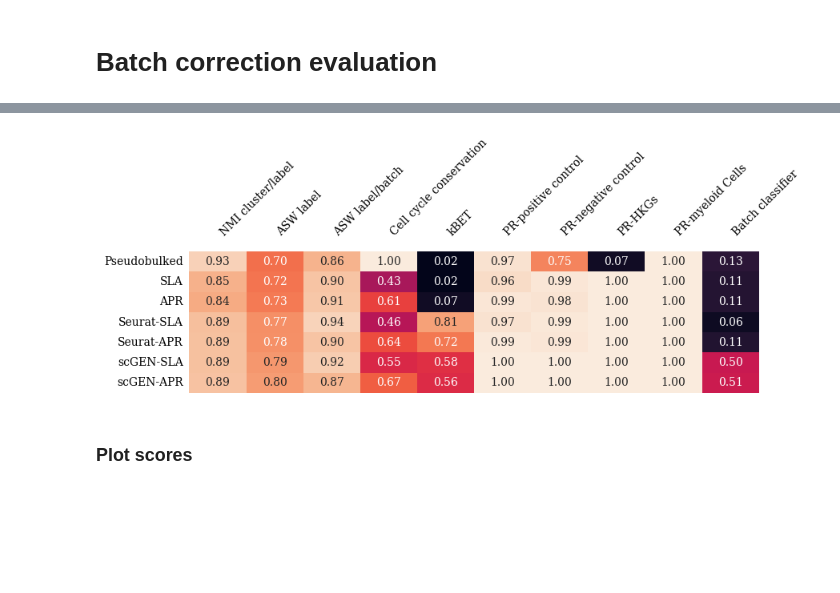
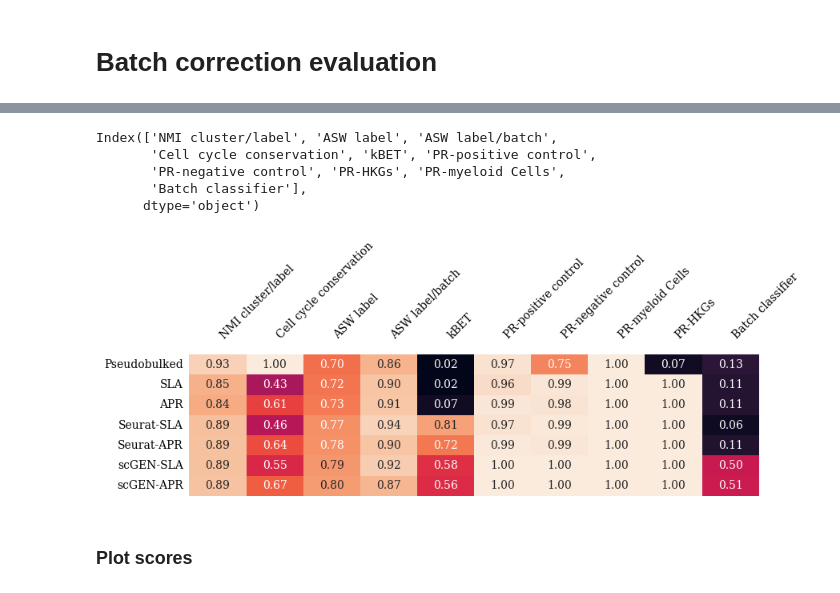
Before and after one commit to janursa/grn_benchmark, a Jupyter notebook: notebooks/preprocess_perturbation.ipynb, the cells around one changed output, grey strips where cells are left out. Cells and saved outputs as stored; diff of their text form; code cells hidden in the pictures; blank space fills up the shorter version.

```diff
--- a/notebooks/preprocess_perturbation.ipynb
+++ b/notebooks/preprocess_perturbation.ipynb
@@ -790,30 +802,42 @@ rr_all.round(2).style.background_gradient()
 | seurat_pearson | 0.890000 | 0.780000 | 0.900000 | 0.640000 | 0.720000 | 0.990000 | ... |
 | scgen_lognorm | 0.890000 | 0.790000 | 0.920000 | 0.550000 | 0.580000 | 1.000000 | ... |
 | scgen_pearson | 0.890000 | 0.800000 | 0.870000 | 0.670000 | 0.560000 | 1.000000 | ... |
+# %%
+rr_all.columns
+# %% [output]
+Index(['NMI cluster/label', 'ASW label', 'ASW label/batch',
+       'Cell cycle conservation', 'kBET', 'PR-positive control',
+       'PR-negative control', 'PR-HKGs', 'PR-myeloid Cells',
+       'Batch classifier'],
+      dtype='object')
 # %%
 # plot
 import seaborn
 
 
 datasets = ['Pseudobulked', 'SLA', 'APR',  'Seurat-SLA', 'Seurat-APR', 'scGEN-SLA', 'scGEN-APR']
+metrics = ['NMI cluster/label', 'Cell cycle conservation', 'ASW label', 'ASW label/batch', 'kBET', 'PR-positive control',
+       'PR-negative control', 'PR-myeloid Cells', 'PR-HKGs',
+       'Batch classifier']
 rr_all.index = datasets
+rr_all = rr_all[metrics]
 
 vmin = np.nanmin(rr_all)
 vmax = np.nanmax(rr_all)
 fig, ax = plt.subplots(1, 1, figsize=(9, 3.5), sharey=True, sharex=True)
 
 seaborn.heatmap(rr_all, ax=ax, square=False, cbar=False, annot=True, fmt='.2f', vmin=vmin, vmax=vmax)
 ax.tick_params(left=False, bottom=False)
 ax.xaxis.set_tick_params(width=0)
 ax.yaxis.set_tick_params(width=0)
 ax.xaxis.tick_top()
 plt.setp(ax.get_xticklabels(), rotation=45, ha="left")
 
 plt.tight_layout()
 
 plt.savefig(f'{results_folder}/preprocessing/figs/batch_correction_scores.png', dpi=300, transparent=True,  bbox_inches='tight')
 # %% [output]
-[figure, old version]
+[figure, new version]
 # %%
 batch_labels = ["ASW label", "ASW label/batch", "kBET", "Batch classifier"]
 bio_labels = ["NMI cluster/label", "ARI cluster/label", "HVG overlap", "Cell cycle conservation"]
```
Also changed, not shown: parts of 6 cells of this notebook, 19 other files.
